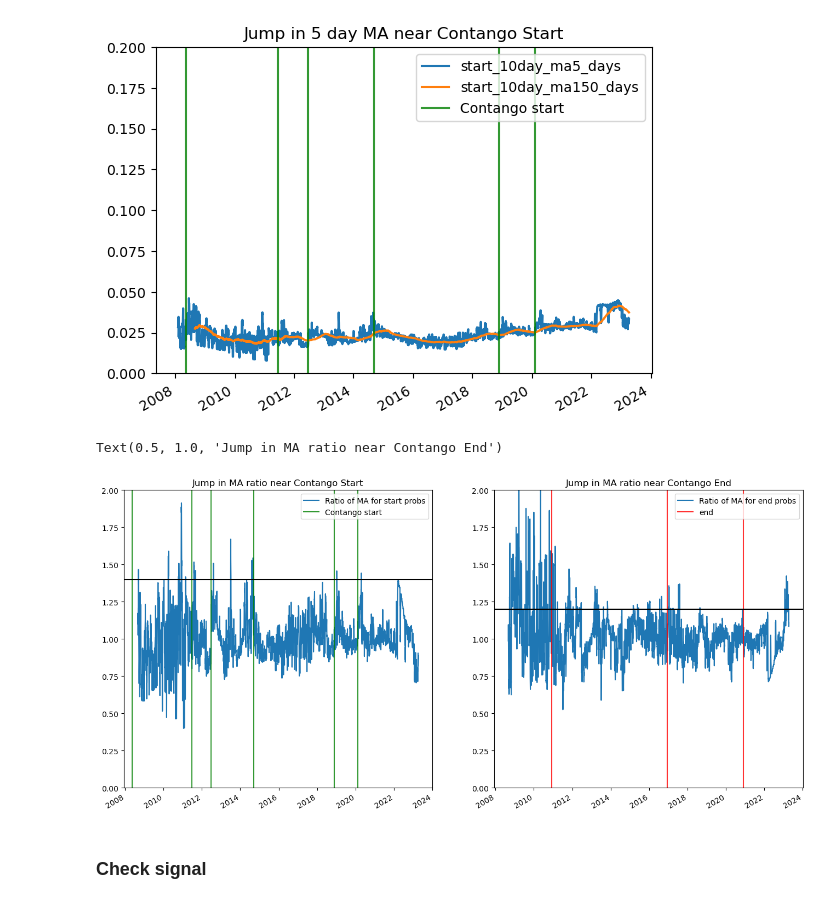
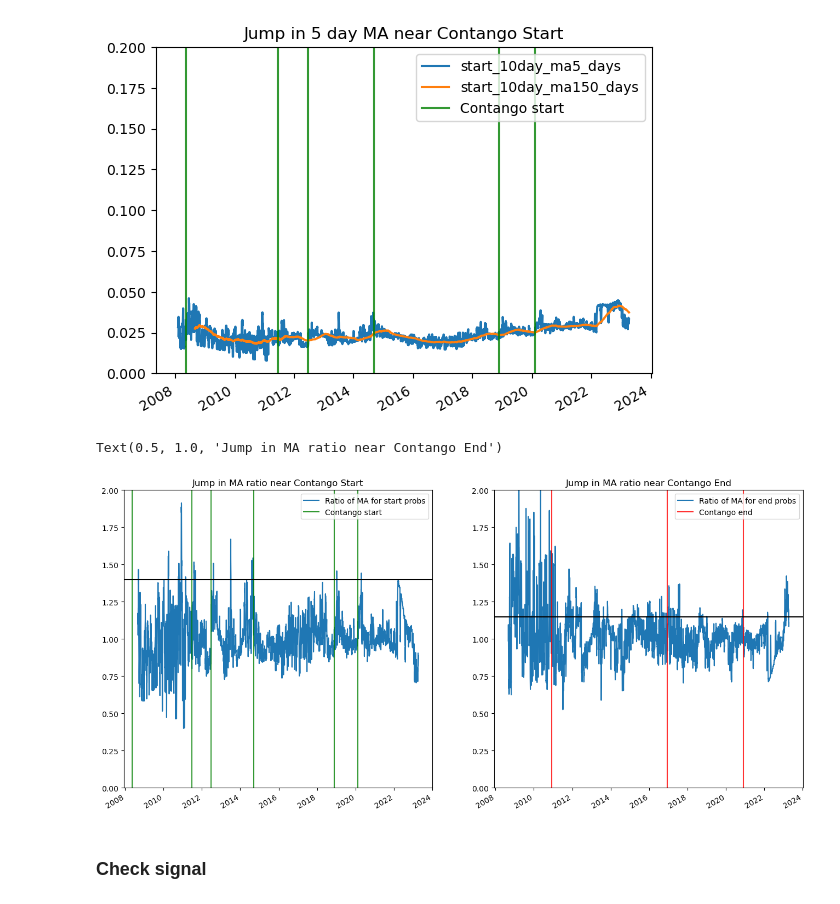
Before and after one commit to ashish1610dhiman/statistical_factors_brent, a Jupyter notebook: notebooks/ashish/e.new_experiment_hmm.ipynb, the cells around one changed output. Drawn from its saved outputs; the diff is of its cells as text; code cells hidden in the pictures.

```diff
--- a/notebooks/ashish/e.new_experiment_hmm.ipynb
+++ b/notebooks/ashish/e.new_experiment_hmm.ipynb
@@ -244,35 +244,35 @@ start_dates2 = start_dates.drop([11,21])
 for i,start_t in enumerate(start_dates2):
     color_t = "green" if start_t in start_dates2.values else "red"
     label_t = "Contango start" if start_t in start_dates2.values else "end"
 #     print (color_t)
     if i==len(start_end_dates)-1 or i==0:
         ax[0].axvline(start_t, color = color_t, alpha = 0.8, label = label_t)
     else:
         ax[0].axvline(start_t, color = color_t, alpha = 0.8)
 ax[0].legend()
 ax[0].axhline(1.4,color="black")
 ax[0].set_ylim(0.0,2.0)
 ax[0].set_title("Jump in MA ratio near Contango Start")
 
 (result_df1["end_10day_ma150_days"]/result_df1["end_10day_ma5_days"]\
 ).plot(label="Ratio of MA for end probs",ax=ax[1])
 # (result_df1["end_10day_ma150_days"]/result_df1["end_10day_ma5_days"]).plot(ax=ax)
 start_dates2 = start_dates.drop([11,21])
 for i,start_t in enumerate(start_end_dates):
     if start_t not in start_dates2.values:
         color_t = "green" if start_t in start_dates2.values else "red"
-        label_t = "Contango start" if start_t in start_dates2.values else "end"
+        label_t = "Contango start" if start_t in start_dates2.values else "Contango end"
 #     print (color_t)
         if i==len(start_end_dates)-1 or i==0:
             ax[1].axvline(start_t, color = color_t, alpha = 0.8, label = label_t)
         else:
             ax[1].axvline(start_t, color = color_t, alpha = 0.8)
 ax[1].legend()
-ax[1].axhline(1.2,color="black")
+ax[1].axhline(1.15,color="black")
 ax[1].set_ylim(0.0,2.0)
 ax[1].set_title("Jump in MA ratio near Contango End")
 # %% [output]
 Text(0.5, 1.0, 'Jump in MA ratio near Contango End')
-[figure, old version]
+[figure, new version]
 # %%
 result_df1["trade_start"] = ((result_df1["start_10day_ma5_days"]/result_df1["start_10day_ma150_days"]\
```
Also changed, not shown: parts of 4 cells of this notebook.
